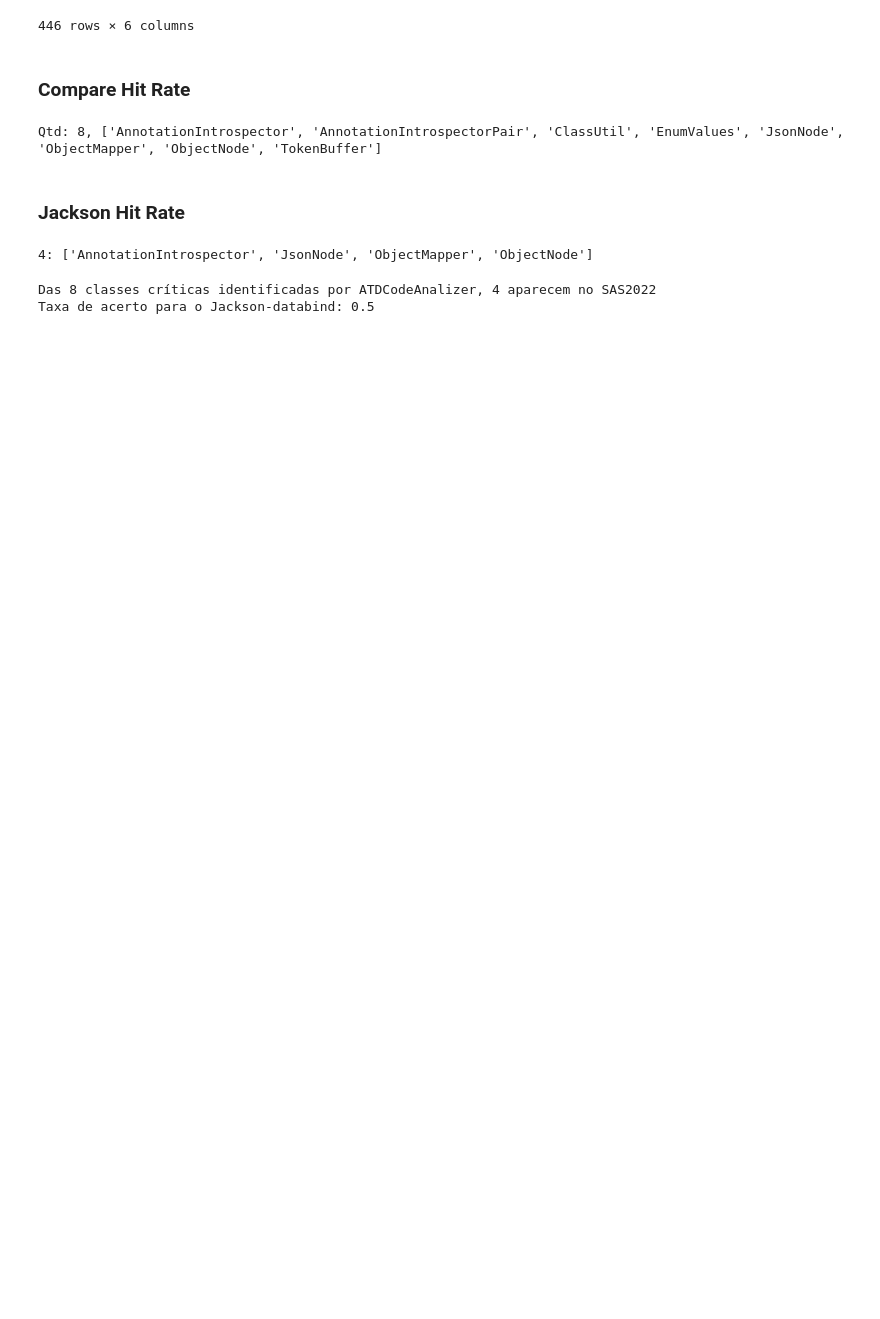
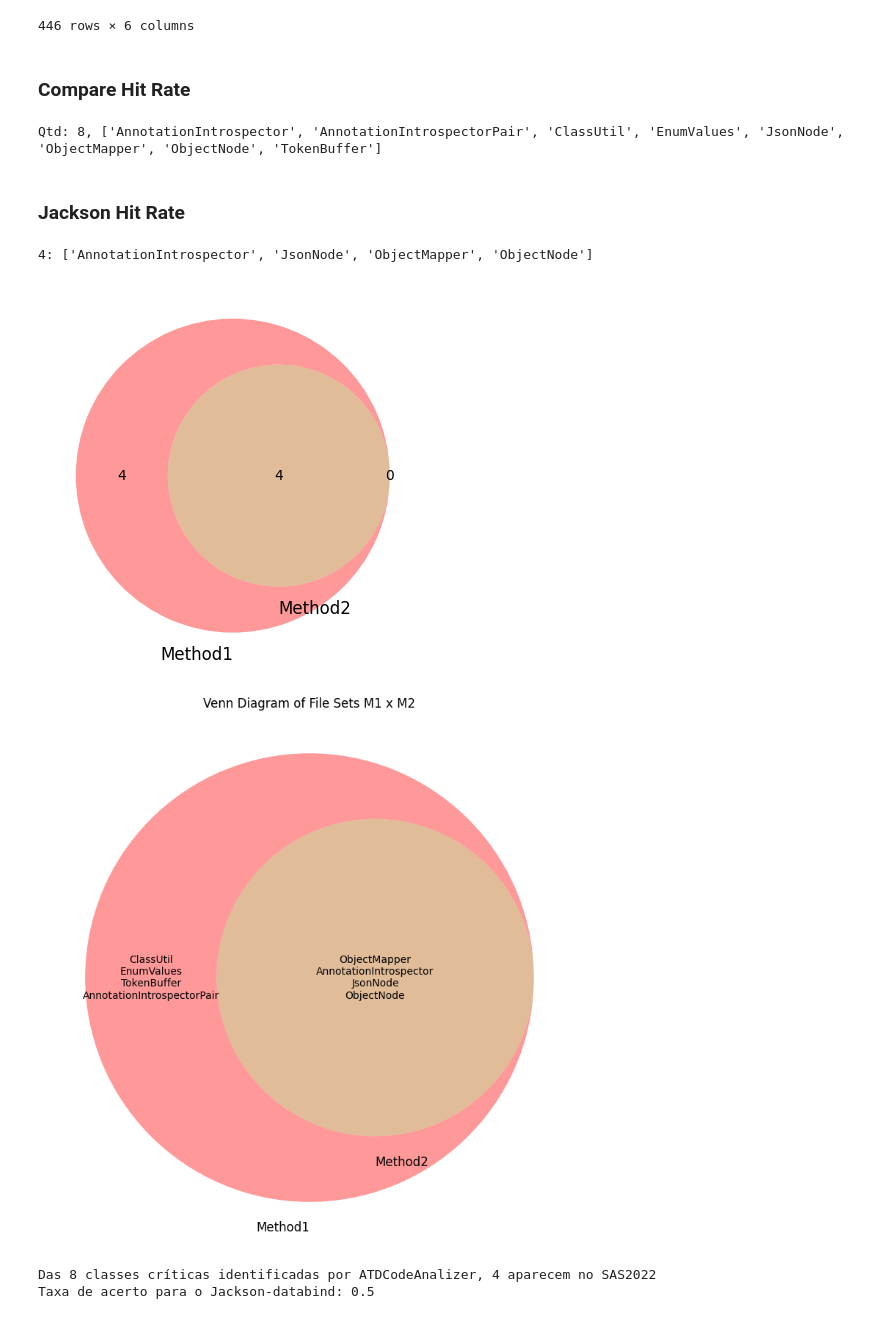
Before and after one commit to armandossrecife/piloto, a Jupyter notebook: notebooks/compare_with_sas2022.ipynb, the cells around one changed output. Drawn from its saved outputs; the diff is of its cells as text; code cells hidden in the pictures; blank space fills up the shorter version.

```diff
--- a/notebooks/compare_with_sas2022.ipynb
+++ b/notebooks/compare_with_sas2022.ipynb
@@ -1564,6 +1623,11 @@ for each in lista_arquivos_criticos_jackson:
 print(f'{len(lista_arquivos_criticos_jackson_sas_2022)}: {lista_arquivos_criticos_jackson_sas_2022}')
 # %% [output]
 4: ['AnnotationIntrospector', 'JsonNode', 'ObjectMapper', 'ObjectNode']
+# %%
+create_venn_diagram(lista1=lista_arquivos_criticos_jackson, lista2=lista_arquivos_criticos_jackson_sas_2022, show_labels=True)
+# %% [output]
+[figure, added]
+[figure, added]
 # %%
 qtd_classes_criticas_my_method_jackson = len(lista_arquivos_criticos_jackson)
 qtd_classes_criticas_sas_2022_jackson = len(lista_arquivos_criticos_jackson_sas_2022)
```
Also changed, not shown: parts of 16 cells of this notebook, 1 other file.
